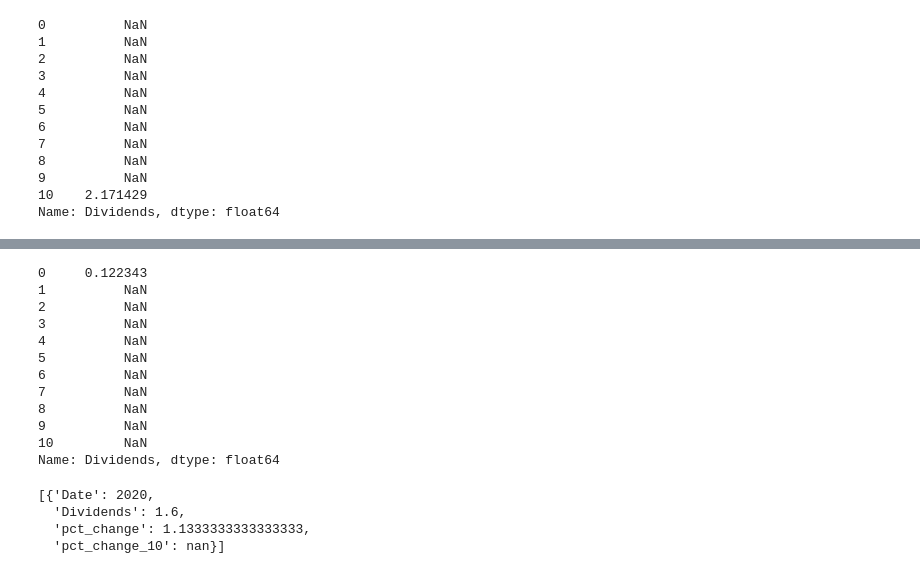
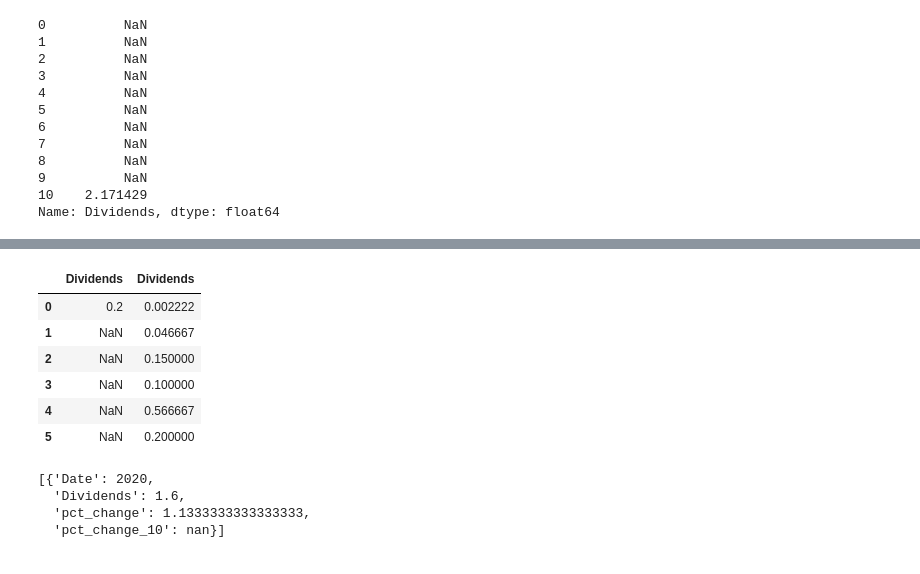
Before and after one commit to michalismeng/dividend-search, a Jupyter notebook: main.ipynb, the cells around one changed output, grey strips where cells are left out. Saved outputs shown, nothing was run; the diff lists cells and outputs as text; code cells hidden in the pictures.

```diff
--- a/main.ipynb
+++ b/main.ipynb
@@ -107,18 +101,14 @@ pd.concat([div_df_10yrs_grouped, div_df_10yrs_grouped.shift(-10)], axis=1)
 # %%
-((div_df_10yrs_grouped["Dividends"].shift(-10) / div_df_10yrs_grouped["Dividends"]) ** (1 / 10) - 1)
+((div_df_10yrs_grouped["Dividends"].shift(-5) / div_df_10yrs_grouped["Dividends"]) ** (1 / 5) - 1)
+pd.concat([div_df_10yrs_grouped["Dividends"].shift(-5), div_df_10yrs_grouped["Dividends"]], axis=1)
 # %% [output]
-0     0.122343
-1          NaN
-2          NaN
-3          NaN
-4          NaN
-5          NaN
-6          NaN
-7          NaN
-8          NaN
-9          NaN
-10         NaN
-Name: Dividends, dtype: float64
+|  | Dividends | Dividends |
+| 0 | 0.2 | 0.002222 |
+| 1 | NaN | 0.046667 |
+| 2 | NaN | 0.150000 |
+| 3 | NaN | 0.100000 |
+| 4 | NaN | 0.566667 |
+| 5 | NaN | 0.200000 |
 # %%
 div_df_10yrs_grouped[(np.abs(stats.zscore(div_df_10yrs_grouped["Dividends"])) > 2)].to_dict(orient="records")
 # %% [output]
```
Also changed, not shown: parts of 30 cells of this notebook.
